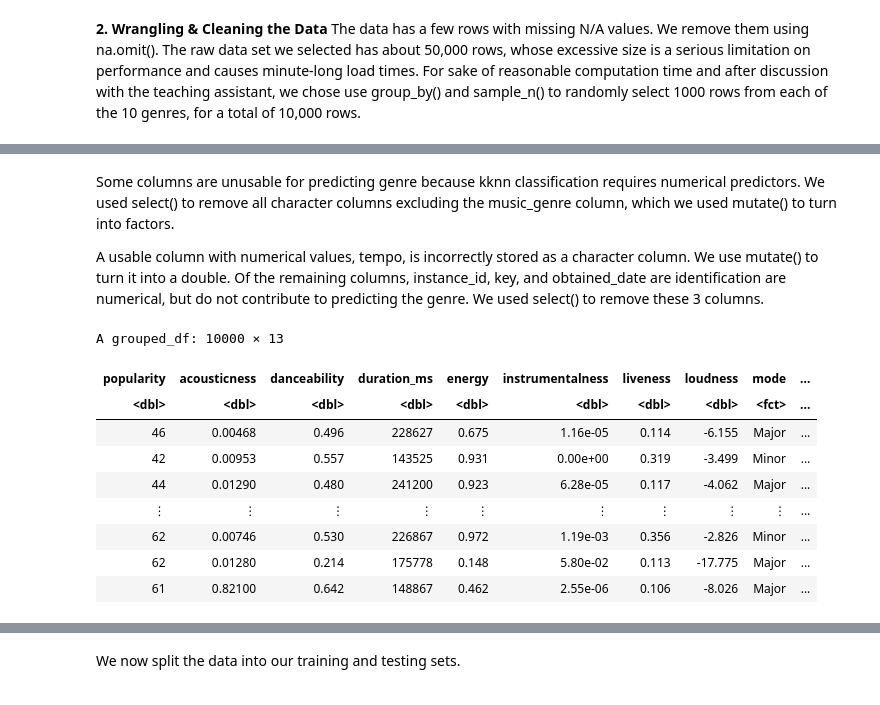
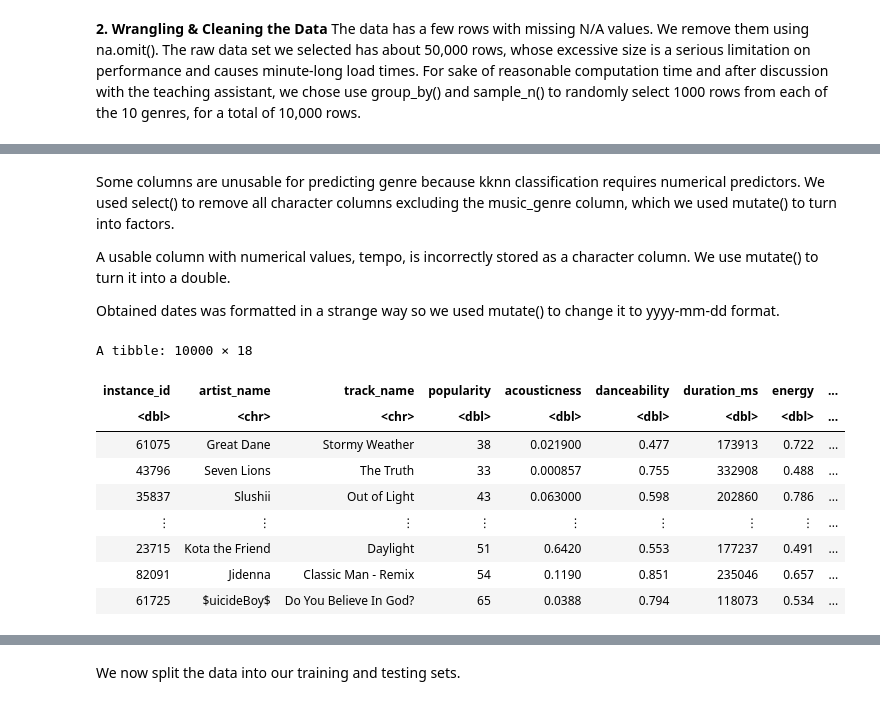
Before and after one commit to Lollipop-27/DCSI100-Project, a Jupyter notebook: Project.ipynb, the cells around one changed output, grey strips where cells are left out. Cells and saved outputs as stored; diff of their text form; code cells hidden in the pictures.

```diff
--- a/Project.ipynb
+++ b/Project.ipynb
@@ -52,22 +71,36 @@ clean_data <- raw_data %>%
 # %% [markdown]
 Some columns are unusable for predicting genre because kknn classification requires numerical predictors. We used select() to remove all character columns excluding the music_genre column, which we used mutate() to turn into factors.
 
-A usable column with numerical values, tempo, is incorrectly stored as a character column. We use mutate() to turn it into a double. Of the remaining columns, instance_id, key, and obtained_date are identification are numerical, but do not contribute to predicting the genre. We used select() to remove these 3 columns.
+A usable column with numerical values, tempo, is incorrectly stored as a character column. We use mutate() to turn it into a double.
+
+Obtained dates was formatted in a strange way so we used mutate() to change it to yyyy-mm-dd format.
-# %%
-# Removing the columns we don't need
-selected_data <- clean_data %>%
-                mutate(mode = as.factor(mode), music_genre = as.factor(music_genre)) %>%
-                select(-instance_id, -key,-obtained_date, -artist_name, -track_name)
-
-selected_data
-# %% [output]
-A grouped_df: 10000 × 13
-| popularity | acousticness | danceability | duration_ms | energy | instrumentalness | liveness | loudness | mode | ... |
-| <dbl> | <dbl> | <dbl> | <dbl> | <dbl> | <dbl> | <dbl> | <dbl> | <fct> | ... |
-| 46 | 0.00468 | 0.496 | 228627 | 0.675 | 1.16e-05 | 0.114 | -6.155 | Major | ... |
-| 42 | 0.00953 | 0.557 | 143525 | 0.931 | 0.00e+00 | 0.319 | -3.499 | Minor | ... |
-| 44 | 0.01290 | 0.480 | 241200 | 0.923 | 6.28e-05 | 0.117 | -4.062 | Major | ... |
-| ⋮ | ⋮ | ⋮ | ⋮ | ⋮ | ⋮ | ⋮ | ⋮ | ⋮ | ... |
-| 62 | 0.00746 | 0.530 | 226867 | 0.972 | 1.19e-03 | 0.356 | -2.826 | Minor | ... |
-| 62 | 0.01280 | 0.214 | 175778 | 0.148 | 5.80e-02 | 0.113 | -17.775 | Major | ... |
-| 61 | 0.82100 | 0.642 | 148867 | 0.462 | 2.55e-06 | 0.106 | -8.026 | Major | ... |
+# %%
+#cleaning the vectors type and n/a genres
+data <- data%>%
+  mutate (music_genre = as_factor(music_genre)) %>%
+  filter(!is.na(music_genre)) %>%
+  filter(tempo != "?") %>%
+  mutate(tempo = as.double(tempo)) %>%
+  mutate(key = as_factor(key)) %>%
+  mutate(mode = as_factor (mode))
+
+#cleaning the date column
+data <- mutate(data,
+              obtained_date =
+                as.Date(paste(data$obtained_date, "-21",sep = ""),
+                        "%d-%b-%y")) %>%
+    group_by(music_genre) %>%
+    slice_sample(n=1000) %>%
+    ungroup()
+data
+# %% [output]
+A tibble: 10000 × 18
+| instance_id | artist_name | track_name | popularity | acousticness | danceability | duration_ms | energy | ... |
+| <dbl> | <chr> | <chr> | <dbl> | <dbl> | <dbl> | <dbl> | <dbl> | ... |
+| 61075 | Great Dane | Stormy Weather | 38 | 0.021900 | 0.477 | 173913 | 0.722 | ... |
+| 43796 | Seven Lions | The Truth | 33 | 0.000857 | 0.755 | 332908 | 0.488 | ... |
+| 35837 | Slushii | Out of Light | 43 | 0.063000 | 0.598 | 202860 | 0.786 | ... |
+| ⋮ | ⋮ | ⋮ | ⋮ | ⋮ | ⋮ | ⋮ | ⋮ | ... |
+| 23715 | Kota the Friend | Daylight | 51 | 0.6420 | 0.553 | 177237 | 0.491 | ... |
+| 82091 | Jidenna | Classic Man - Remix | 54 | 0.1190 | 0.851 | 235046 | 0.657 | ... |
+| 61725 | $uicideBoy$ | Do You Believe In God? | 65 | 0.0388 | 0.794 | 118073 | 0.534 | ... |
```
Also changed, not shown: parts of 20 cells of this notebook.
